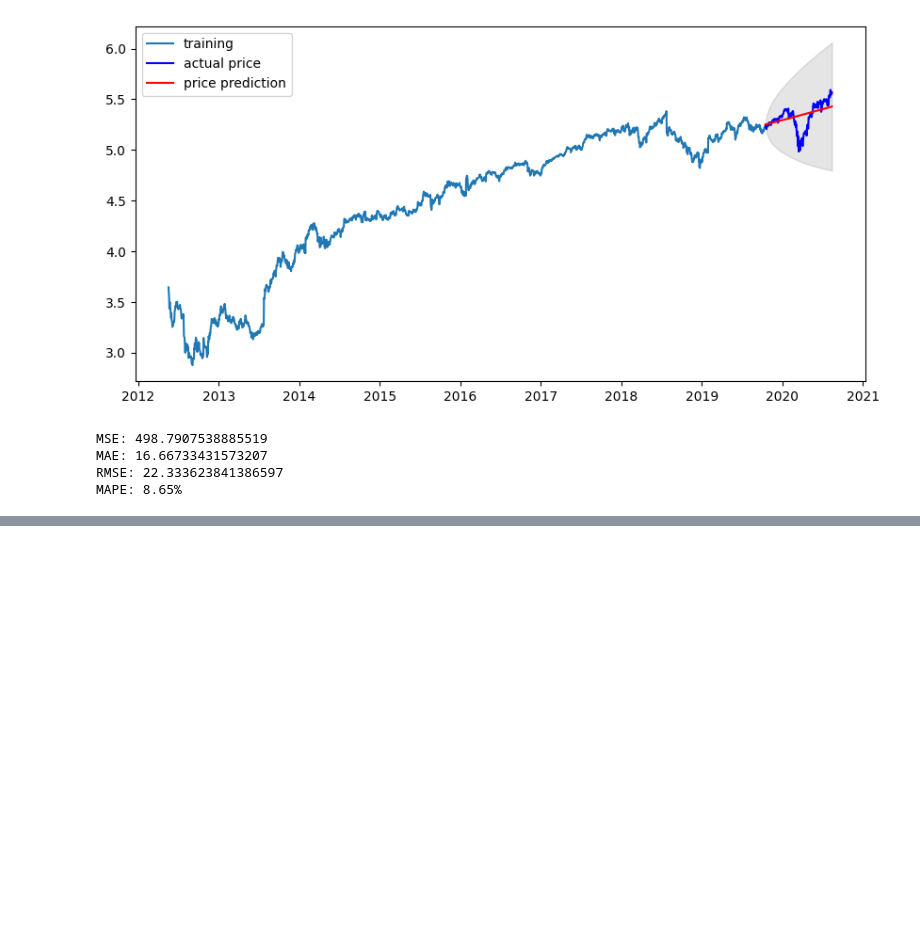
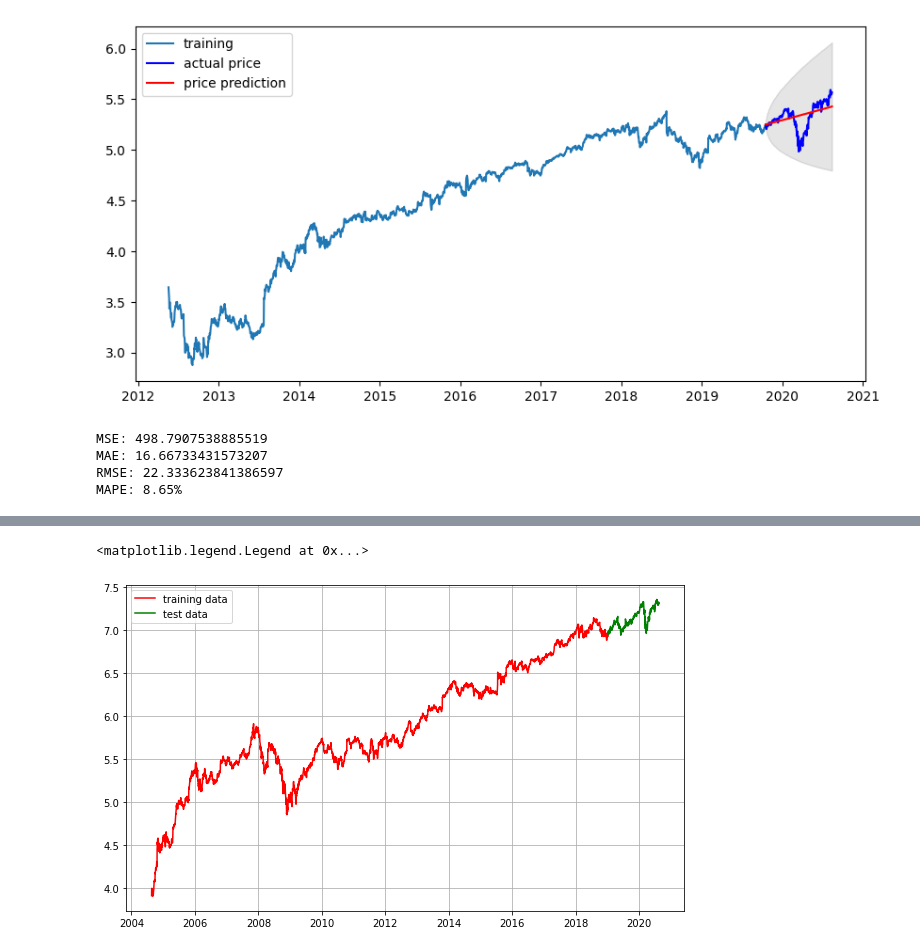
Before and after one commit to byhankim/aiffel, a Jupyter notebook: e/E06_stock_prediction_project.ipynb, the cells around one changed output, grey strips where cells are left out. Saved outputs shown, nothing was run; the diff lists cells and outputs as text; code cells hidden in the pictures; blank space fills up the shorter version.

```diff
--- a/e/E06_stock_prediction_project.ipynb
+++ b/e/E06_stock_prediction_project.ipynb
@@ -541,0 +660,11 @@ MAPE: 8.65%
+# %%
+# train, test dataset 생성
+train_data, test_data = gg_log[:int(len(gg_log)*0.9)], gg_log[int(len(gg_log)*0.9):]
+plt.figure(figsize=(10,6))
+plt.grid(True)
+plt.plot(train_data, c='r', label="training data")
+plt.plot(test_data, c='g', label="test data")
+plt.legend()
+# %% [output]
+<matplotlib.legend.Legend at 0x...>
+[figure, added]
```
Also changed, not shown: parts of 34 cells of this notebook, 2 other files.
